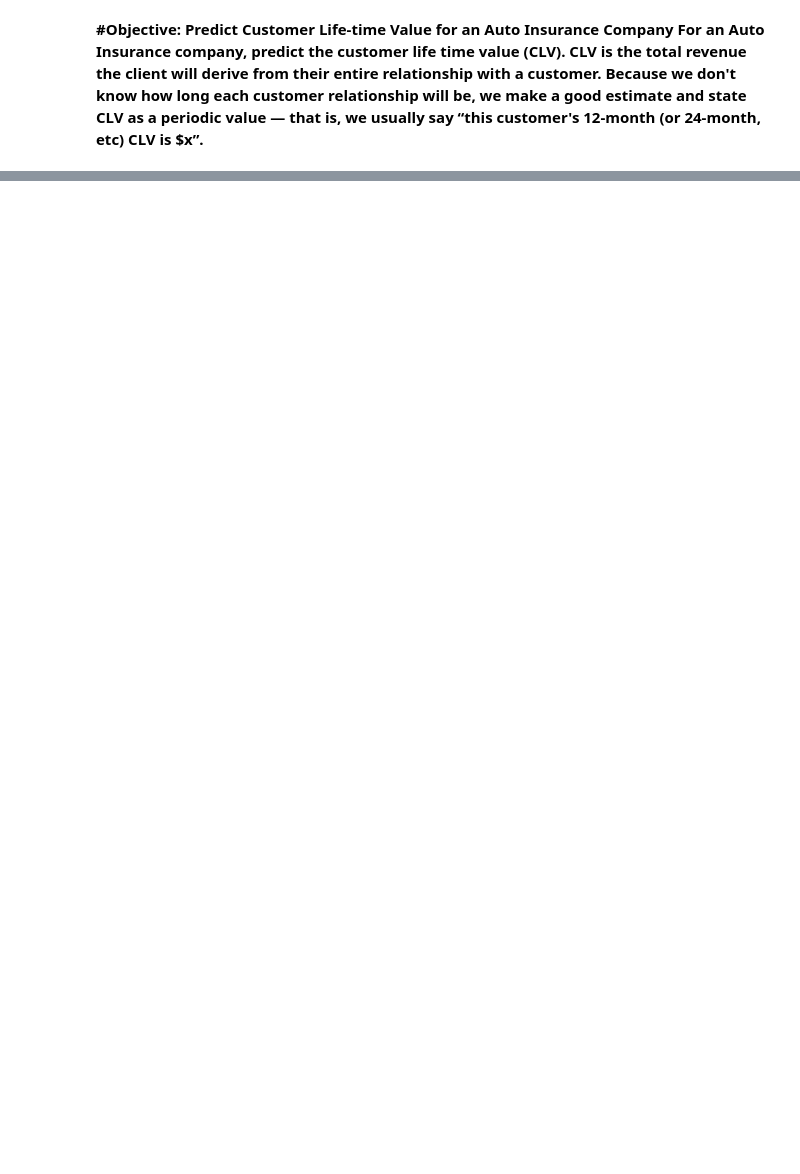
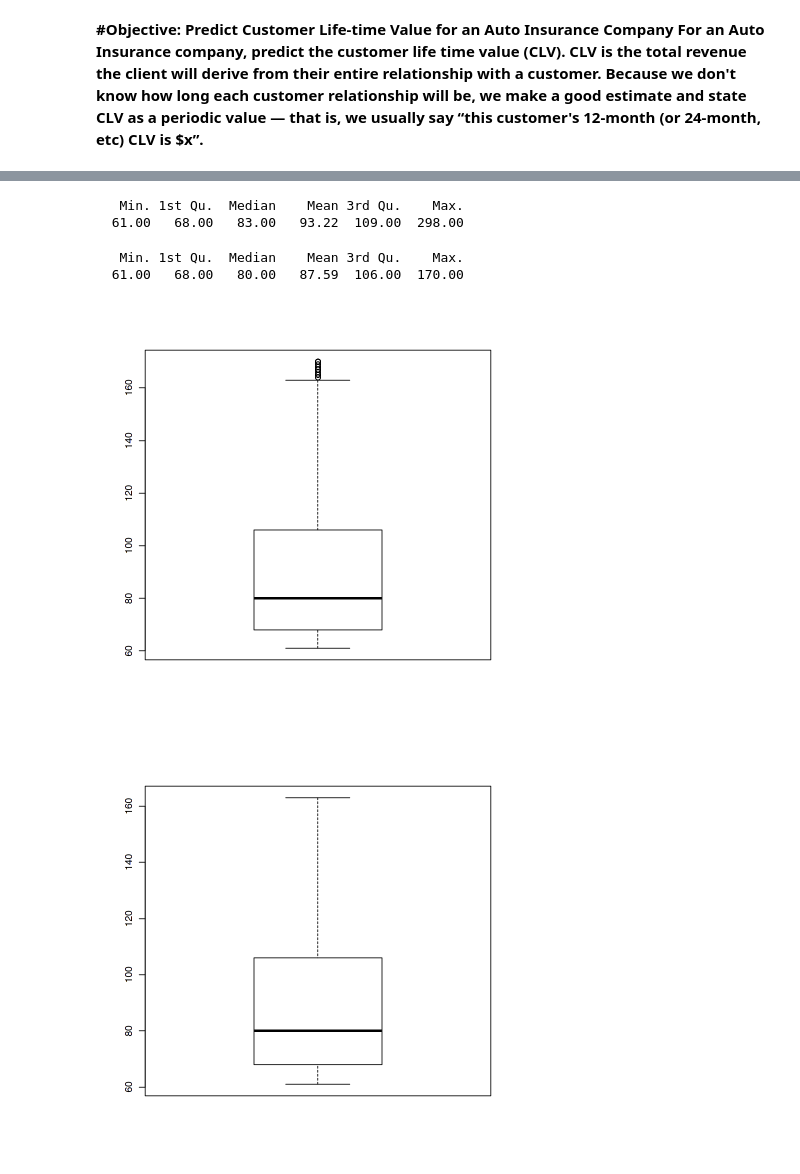
Before and after one commit to som21-star/CLV-AutoInsurance, a Jupyter notebook: AICLV.ipynb, the cells around one changed output, grey strips where cells are left out. Cells and saved outputs as stored; diff of their text form; code cells hidden in the pictures; blank space fills up the shorter version.

```diff
--- a/AICLV.ipynb
+++ b/AICLV.ipynb
@@ -166,8 +298,20 @@ boxplot(data2$Total.Claim.Amount)
 # %%
+#For linear regression and regularized regression technique
 #Removing outliers of Monthly.Premium.Auto
-boxplot(data2$Monthly.Premium.Auto)
-summary(data2$Monthly.Premium.Auto)
-u_range<-106+1.5*(106-68)
-data2<-subset(data2,data2$Monthly.Premium.Auto<=u_range)
-boxplot(data2$Monthly.Premium.Auto)
-dim(data2)
+summary(data$Monthly.Premium.Auto)
+upper<-109.00+1.5*(109.00-68.00)
+data<-subset(data,data$Monthly.Premium.Auto<=upper)
+boxplot(data$Monthly.Premium.Auto)
+
+#2nd go
+summary(data$Monthly.Premium.Auto)
+upper<-106.00+1.5*(106.00-68.00)
+data<-subset(data,data$Monthly.Premium.Auto<=upper)
+boxplot(data$Monthly.Premium.Auto)
+# %% [output]
+   Min. 1st Qu.  Median    Mean 3rd Qu.    Max.
+  61.00   68.00   83.00   93.22  109.00  298.00
+   Min. 1st Qu.  Median    Mean 3rd Qu.    Max.
+  61.00   68.00   80.00   87.59  106.00  170.00
+[figure, added]
+[figure, added]
```
Also changed, not shown: parts of 62 cells of this notebook.
